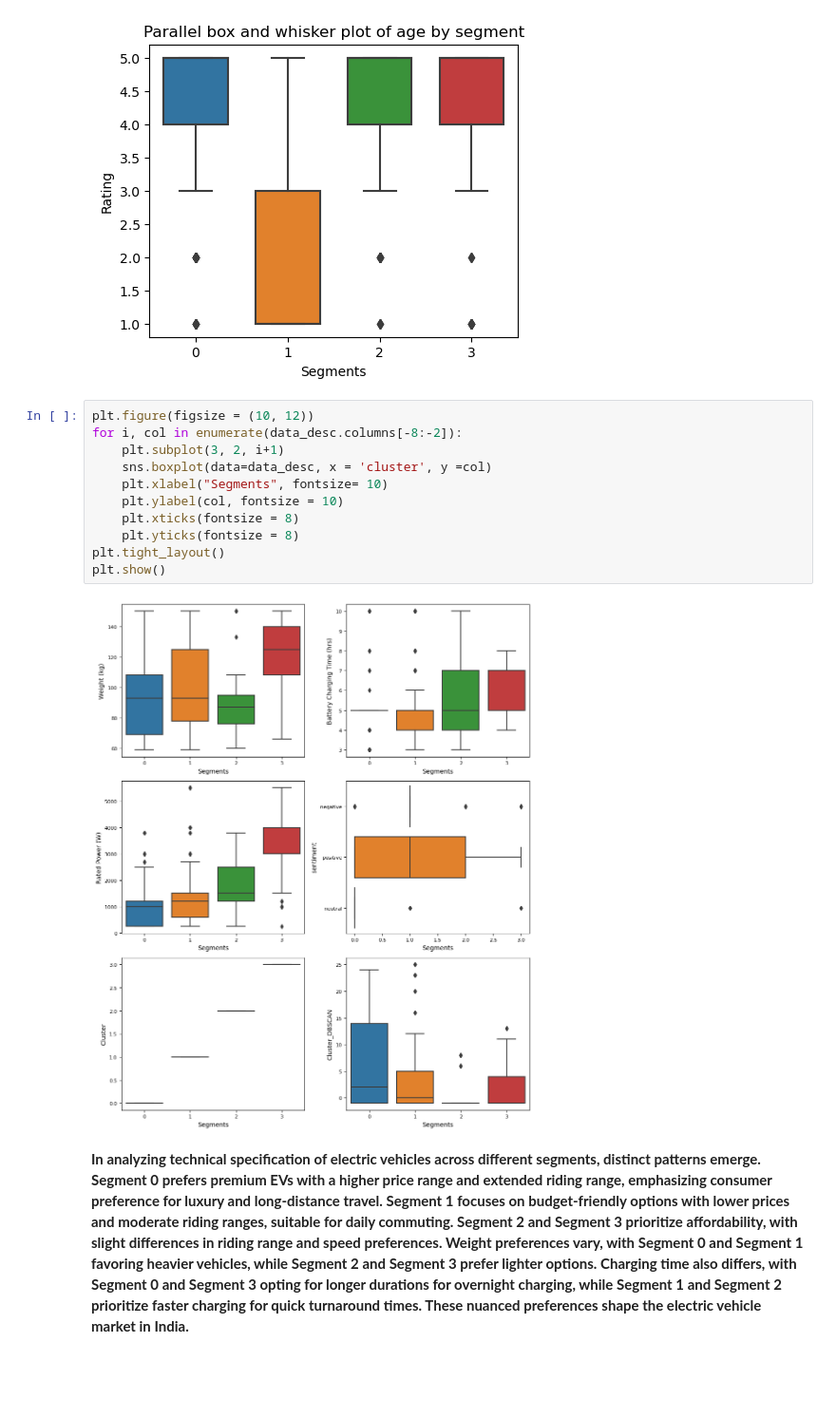
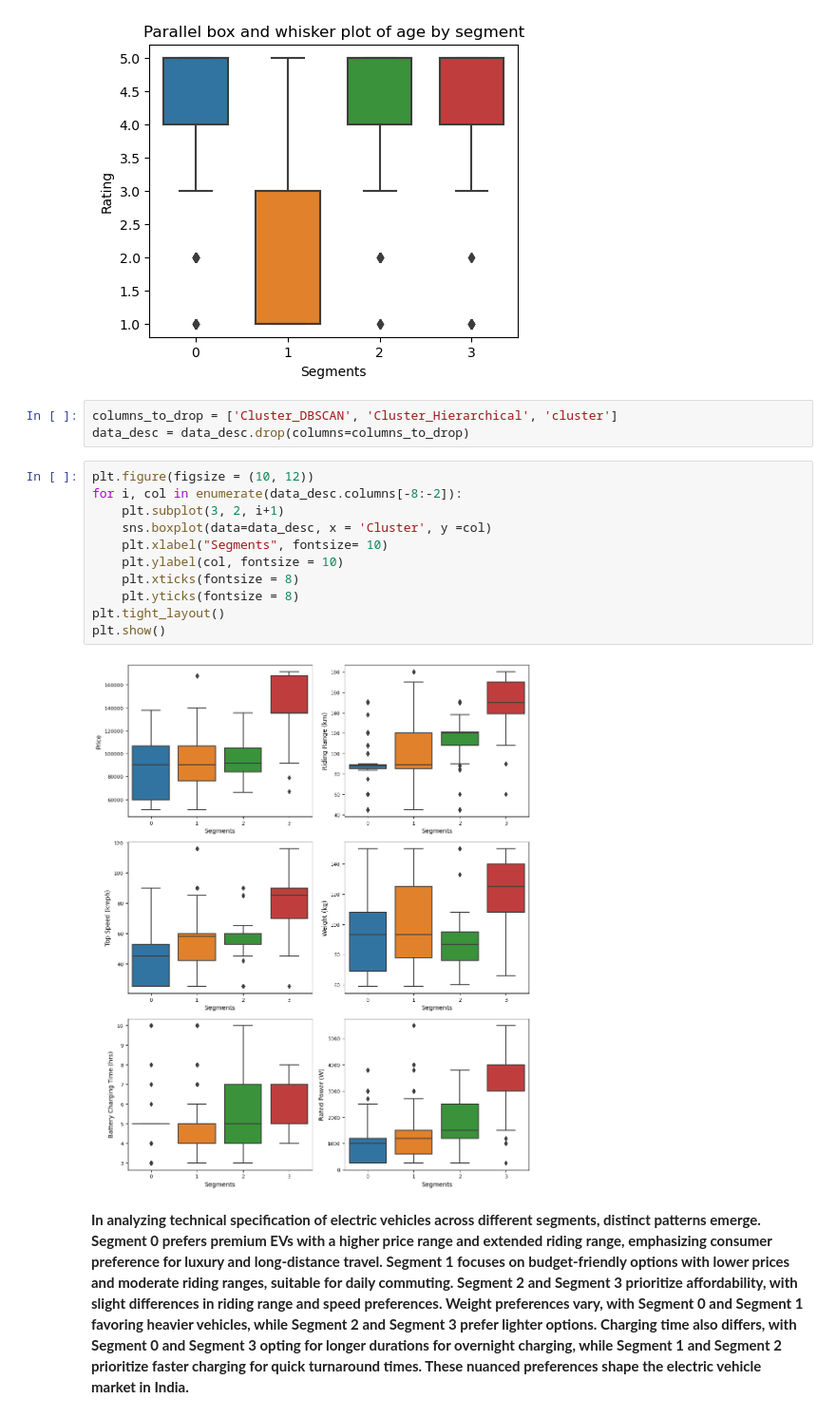
Before and after one commit to prakashsatyarthi5/EV-Market-Segmentation-in-India, a Jupyter notebook: EV Market Segmentation in INDIA.ipynb, the cells around one changed output. Shown at 95% size. Cells and saved outputs as stored; diff of their text form; blank space fills up the shorter version.

```diff
--- a/EV Market Segmentation in INDIA.ipynb
+++ b/EV Market Segmentation in INDIA.ipynb
@@ -883,19 +853,22 @@ plt.title("Parallel box and whisker plot of age by segment")
 plt.show()
 # %% [output]
 [figure]
+# %%
+columns_to_drop = ['Cluster_DBSCAN', 'Cluster_Hierarchical', 'cluster']
+data_desc = data_desc.drop(columns=columns_to_drop)
 # %%
 plt.figure(figsize = (10, 12))
 for i, col in enumerate(data_desc.columns[-8:-2]):
     plt.subplot(3, 2, i+1)
-    sns.boxplot(data=data_desc, x = 'cluster', y =col)
+    sns.boxplot(data=data_desc, x = 'Cluster', y =col)
     plt.xlabel("Segments", fontsize= 10)
     plt.ylabel(col, fontsize = 10)
     plt.xticks(fontsize = 8)
     plt.yticks(fontsize = 8)
 plt.tight_layout()
 plt.show()
 # %% [output]
-[figure, old version]
+[figure, new version]
 # %% [markdown]
 **In analyzing technical specification of electric vehicles across different segments, distinct patterns emerge. Segment 0 prefers premium EVs with a higher price range and extended riding range, emphasizing consumer preference for luxury and long-distance travel. Segment 1 focuses on budget-friendly options with lower prices and moderate riding ranges, suitable for daily commuting. Segment 2 and Segment 3 prioritize affordability, with slight differences in riding range and speed preferences. Weight preferences vary, with Segment 0 and Segment 1 favoring heavier vehicles, while Segment 2 and Segment 3 prefer lighter options. Charging time also differs, with Segment 0 and Segment 3 opting for longer durations for overnight charging, while Segment 1 and Segment 2 prioritize faster charging for quick turnaround times. These nuanced preferences shape the electric vehicle market in India.**
 # %% [markdown]
```
Also changed, not shown: parts of 7 cells of this notebook, 1 other file.
